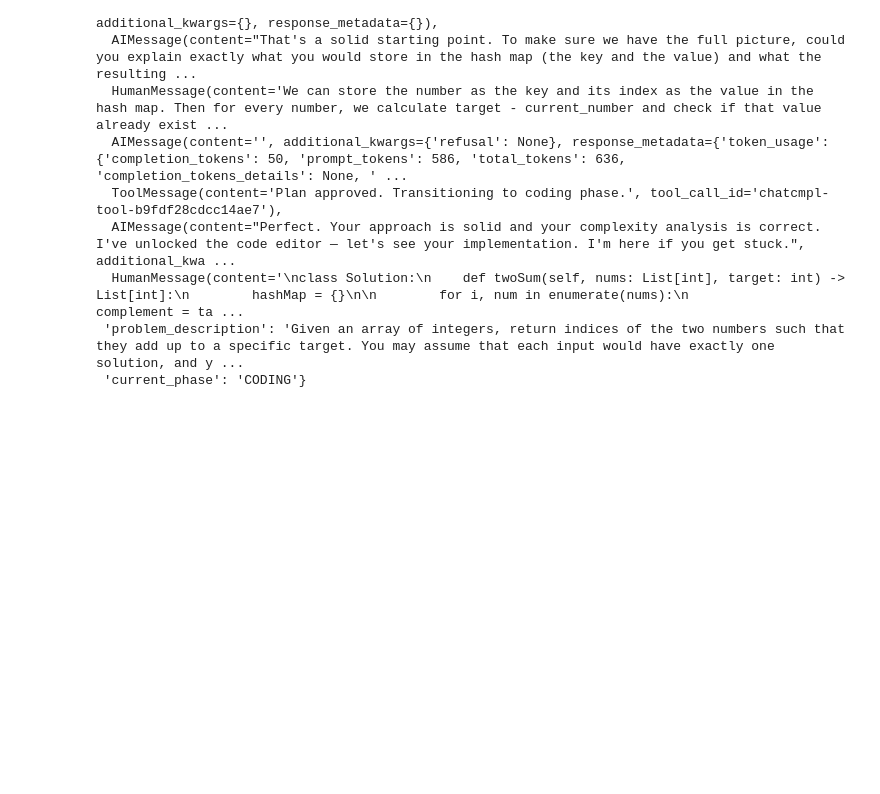
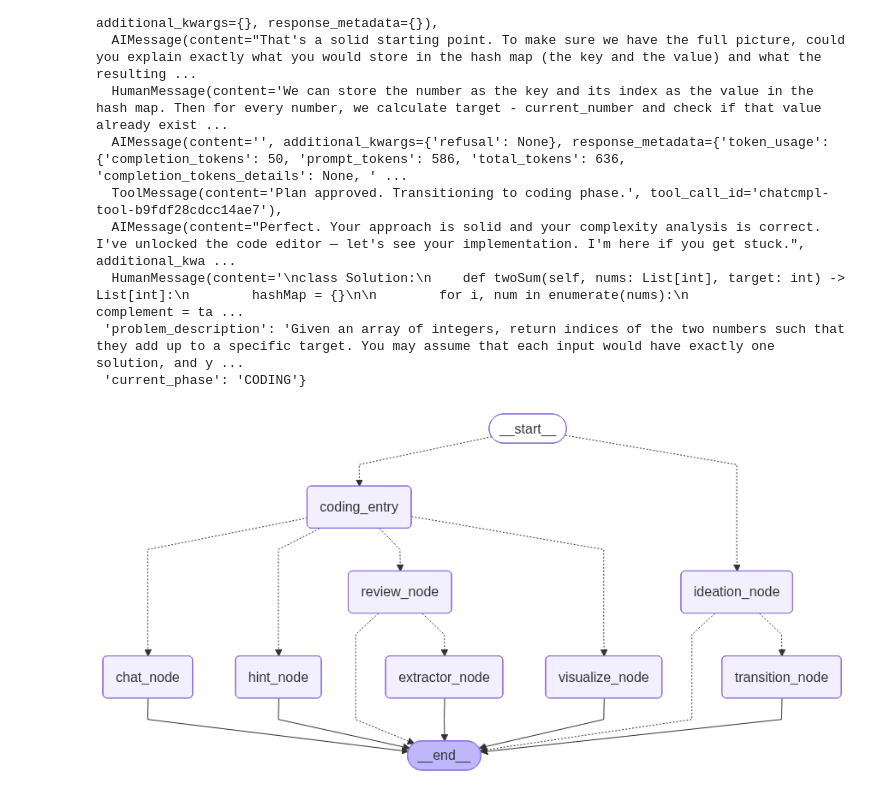
Before and after one commit to Flutevishnu/AI-Coding-Mentor, a Jupyter notebook: mentor_agent.ipynb, the cells around one changed output. Saved outputs shown, nothing was run; the diff lists cells and outputs as text; code cells hidden in the pictures; blank space fills up the shorter version.

```diff
--- a/mentor_agent.ipynb
+++ b/mentor_agent.ipynb
@@ -478,3 +478,10 @@ get_current_state(config)
   HumanMessage(content='\nclass Solution:\n    def twoSum(self, nums: List[int], target: int) -> List[int]:\n        hashMap = {}\n\n        for i, num in enumerate(nums):\n            complement = ta ...
  'problem_description': 'Given an array of integers, return indices of the two numbers such that they add up to a specific target. You may assume that each input would have exactly one solution, and y ...
  'current_phase': 'CODING'}
+# %%
+from agents.mentor import mentor_graph
+from IPython.display import Image, display
+
+display(Image(mentor_graph.get_graph(xray=True).draw_mermaid_png()))
+# %% [output]
+[figure, added]
```
Also changed, not shown: 6 other files.
